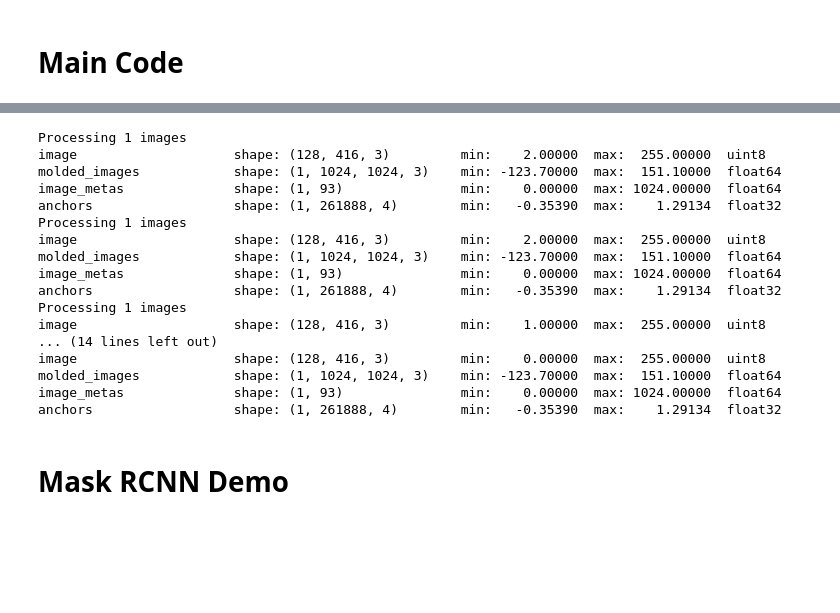
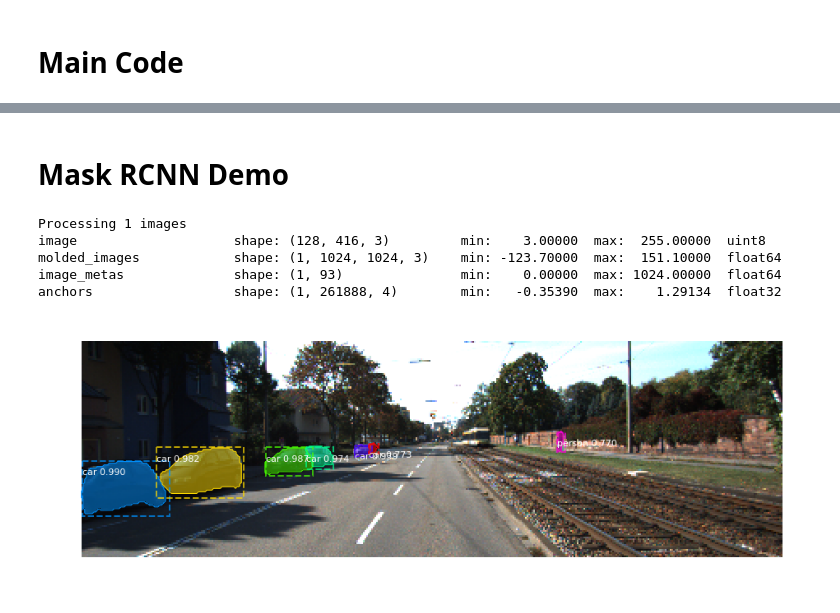
Before and after one commit to go125/PrepareDataForDFV, a Jupyter notebook: GenDataDemo_KITTI.ipynb, the cells around one changed output, grey strips where cells are left out. Drawn from its saved outputs; the diff is of its cells as text; code cells hidden in the pictures; blank space fills up the shorter version.

```diff
--- a/GenDataDemo_KITTI.ipynb
+++ b/GenDataDemo_KITTI.ipynb
@@ -318,44 +318,44 @@ def run_all(file_names):
                     f.close()
                     ct+=1
 # %%
-make_dataset()
+#make_dataset()
 
 #Be careful! It takes much time!
-# %% [output]
-Processing 1 images
-image                    shape: (128, 416, 3)         min:    2.00000  max:  255.00000  uint8
-molded_images            shape: (1, 1024, 1024, 3)    min: -123.70000  max:  151.10000  float64
-image_metas              shape: (1, 93)               min:    0.00000  max: 1024.00000  float64
-anchors                  shape: (1, 261888, 4)        min:   -0.35390  max:    1.29134  float32
-Processing 1 images
-image                    shape: (128, 416, 3)         min:    2.00000  max:  255.00000  uint8
-molded_images            shape: (1, 1024, 1024, 3)    min: -123.70000  max:  151.10000  float64
-image_metas              shape: (1, 93)               min:    0.00000  max: 1024.00000  float64
-anchors                  shape: (1, 261888, 4)        min:   -0.35390  max:    1.29134  float32
-Processing 1 images
-image                    shape: (128, 416, 3)         min:    1.00000  max:  255.00000  uint8
-... (14 lines left out)
-image                    shape: (128, 416, 3)         min:    0.00000  max:  255.00000  uint8
-molded_images            shape: (1, 1024, 1024, 3)    min: -123.70000  max:  151.10000  float64
-image_metas              shape: (1, 93)               min:    0.00000  max: 1024.00000  float64
-anchors                  shape: (1, 261888, 4)        min:   -0.35390  max:    1.29134  float32
 # %% [markdown]
 # Mask RCNN Demo
 # %%
 import time
+
+dataset="2011_09_26_drive_0001"
+data_year=dataset.split("_")[0]
+data_month=dataset.split("_")[1]
+data_date=dataset.split("_")[2]
+
+
+IMAGE_DIR=base_path+data_year+"_"+data_month+"_"+data_date+"/"+ dataset +"_sync/image_02/data/"
+
+file_names=[f.name for f in os.scandir(IMAGE_DIR) if not f.name.startswith('.')]
+
 
 start = time.time()
 
 image = skimage.io.imread(os.path.join(IMAGE_DIR, file_names[10]))
 
 # Run detection
-image=cv2.resize(image,(640,640))
+image=cv2.resize(image,(WIDTH,HEIGHT))
 results = model.detect([image], verbose=1)
 
 # Visualize results
 r = results[0]
 visualize.display_instances(image, r['rois'], r['masks'], r['class_ids'],
                             class_names, r['scores'])
 
 elapsed_time = time.time() - start
 print ("elapsed_time:{0}".format(elapsed_time) + "[sec]")
+# %% [output]
+Processing 1 images
+image                    shape: (128, 416, 3)         min:    3.00000  max:  255.00000  uint8
+molded_images            shape: (1, 1024, 1024, 3)    min: -123.70000  max:  151.10000  float64
+image_metas              shape: (1, 93)               min:    0.00000  max: 1024.00000  float64
+anchors                  shape: (1, 261888, 4)        min:   -0.35390  max:    1.29134  float32
+[figure, added]
```
Also changed, not shown: parts of 4 cells of this notebook, 1 other file.
